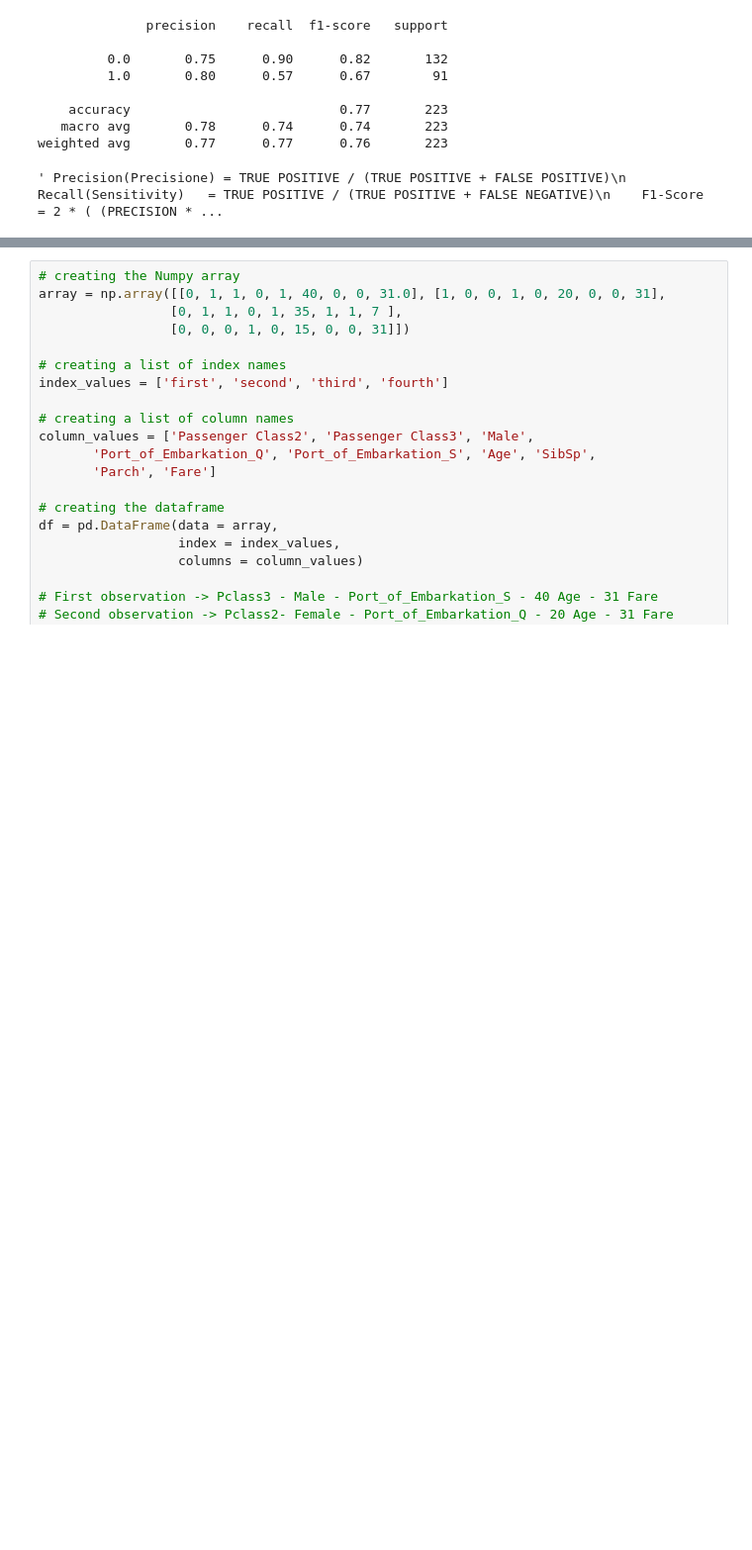
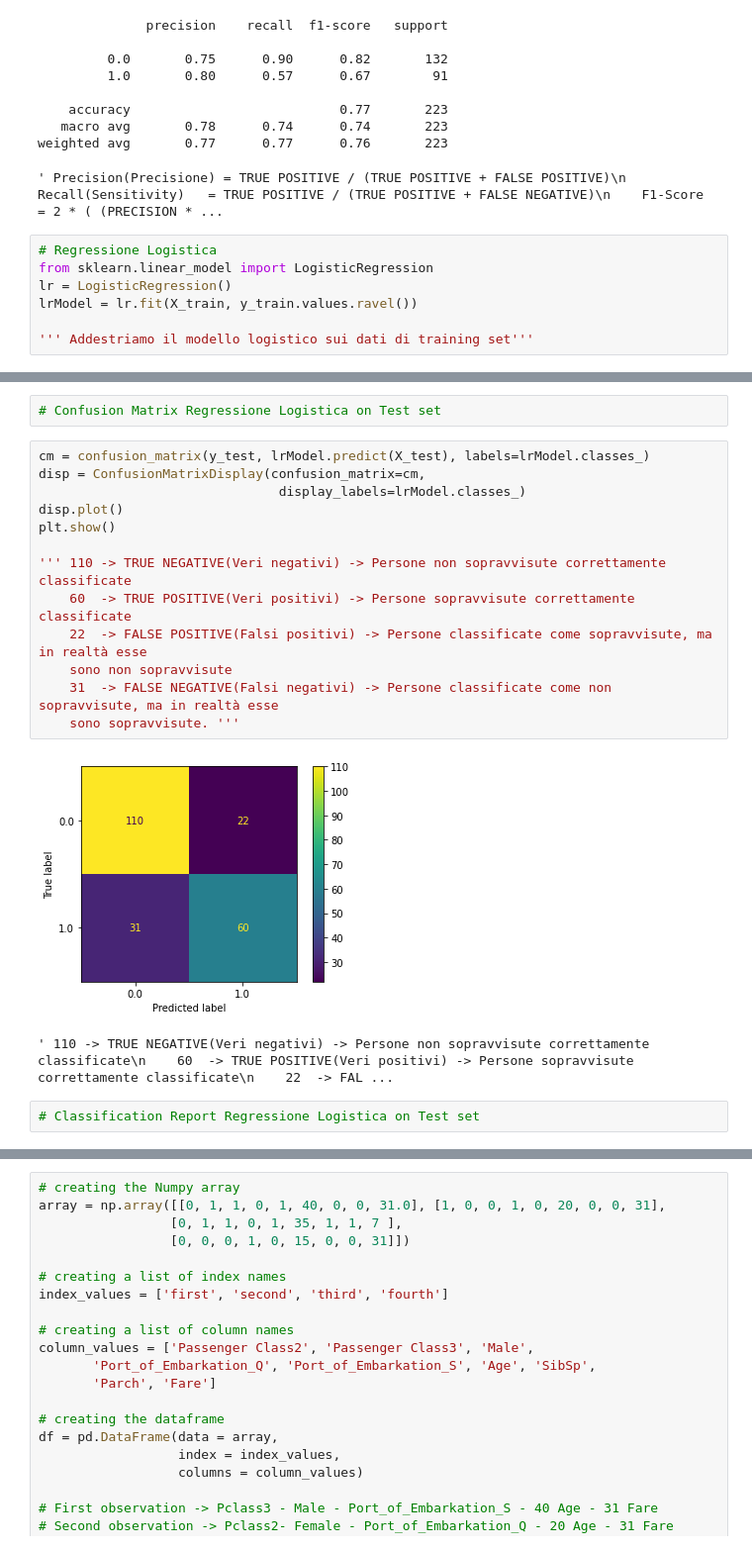
Before and after one commit to MP99DataScience/Twitter_Tweets_covid19, a Jupyter notebook: Titanic_Dataset.ipynb, the cells around one changed output, grey strips where cells are left out. Shown at 99% size. Cells and saved outputs as stored; diff of their text form; blank space fills up the shorter version.

```diff
--- a/Titanic_Dataset.ipynb
+++ b/Titanic_Dataset.ipynb
@@ -471,3 +468,10 @@ print(classification_report(y_test, knn_10.predict(X_test)))
    macro avg       0.78      0.74      0.74       223
 weighted avg       0.77      0.77      0.76       223
 ' Precision(Precisione) = TRUE POSITIVE / (TRUE POSITIVE + FALSE POSITIVE)\n    Recall(Sensitivity)   = TRUE POSITIVE / (TRUE POSITIVE + FALSE NEGATIVE)\n    F1-Score              = 2 * ( (PRECISION * ...
+# %%
+# Regressione Logistica
+from sklearn.linear_model import LogisticRegression
+lr = LogisticRegression()
+lrModel = lr.fit(X_train, y_train.values.ravel())
+
+''' Addestriamo il modello logistico sui dati di training set'''
@@ -473,0 +506,20 @@ weighted avg       0.77      0.77      0.76       223
+# %%
+# Confusion Matrix Regressione Logistica on Test set
+# %%
+cm = confusion_matrix(y_test, lrModel.predict(X_test), labels=lrModel.classes_)
+disp = ConfusionMatrixDisplay(confusion_matrix=cm,
+                               display_labels=lrModel.classes_)
+disp.plot()
+plt.show()
+
+''' 110 -> TRUE NEGATIVE(Veri negativi) -> Persone non sopravvisute correttamente classificate
+    60  -> TRUE POSITIVE(Veri positivi) -> Persone sopravvisute correttamente classificate
+    22  -> FALSE POSITIVE(Falsi positivi) -> Persone classificate come sopravvisute, ma in realtà esse
+    sono non sopravvisute
+    31  -> FALSE NEGATIVE(Falsi negativi) -> Persone classificate come non sopravvisute, ma in realtà esse
+    sono sopravvisute. '''
+# %% [output]
+[figure, added]
+' 110 -> TRUE NEGATIVE(Veri negativi) -> Persone non sopravvisute correttamente classificate\n    60  -> TRUE POSITIVE(Veri positivi) -> Persone sopravvisute correttamente classificate\n    22  -> FAL ...
+# %%
+# Classification Report Regressione Logistica on Test set
```
Also changed, not shown: parts of 25 cells of this notebook.
